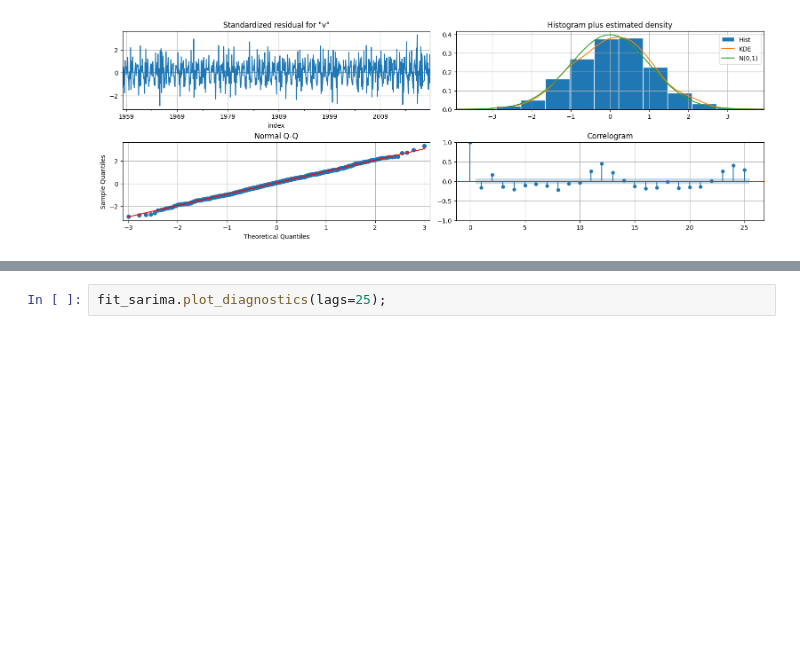
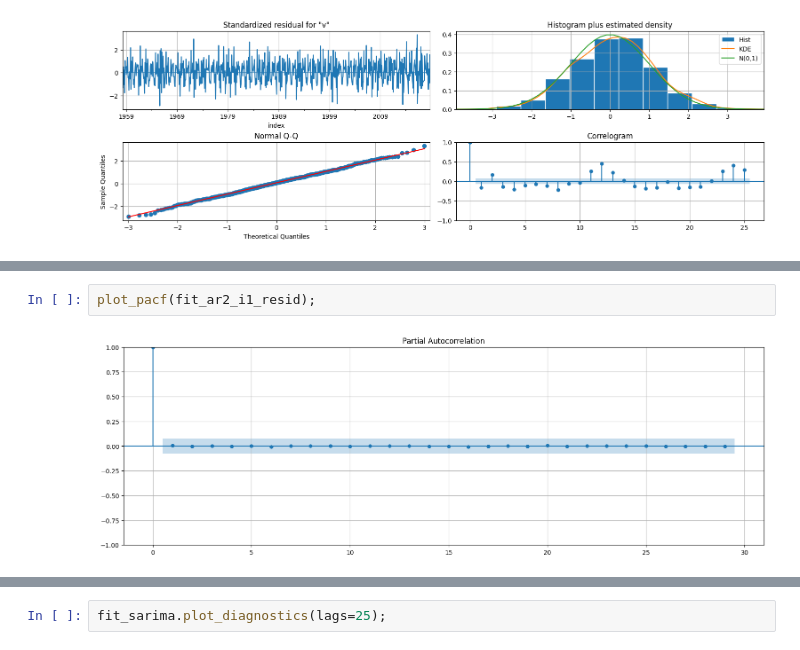
Before and after one commit to guigadea/curso_series_temporales_v2, a Jupyter notebook: parciales/Parcial de Analisis Predictivo de Series Temporales - 2022.ipynb, the cells around one changed output, grey strips where cells are left out. Saved outputs shown, nothing was run; the diff lists cells and outputs as text; blank space fills up the shorter version.

```diff
--- a/parciales/Parcial de Analisis Predictivo de Series Temporales - 2022.ipynb
+++ b/parciales/Parcial de Analisis Predictivo de Series Temporales - 2022.ipynb
@@ -303,3 +307,7 @@ fit_ar2_i1.plot_diagnostics(lags=25);
+# %%
+plot_pacf(fit_ar2_i1_resid);
+# %% [output]
+[figure, added]
 # %%
 fit_sarima = ARIMA(cardox,order=(2,1,1), seasonal_order=(2, 1, 1, 12),trend="n").fit()
 fit_sarima_resid = fit_sarima.resid
```
Also changed, not shown: parts of 14 cells of this notebook, 1 other file.
